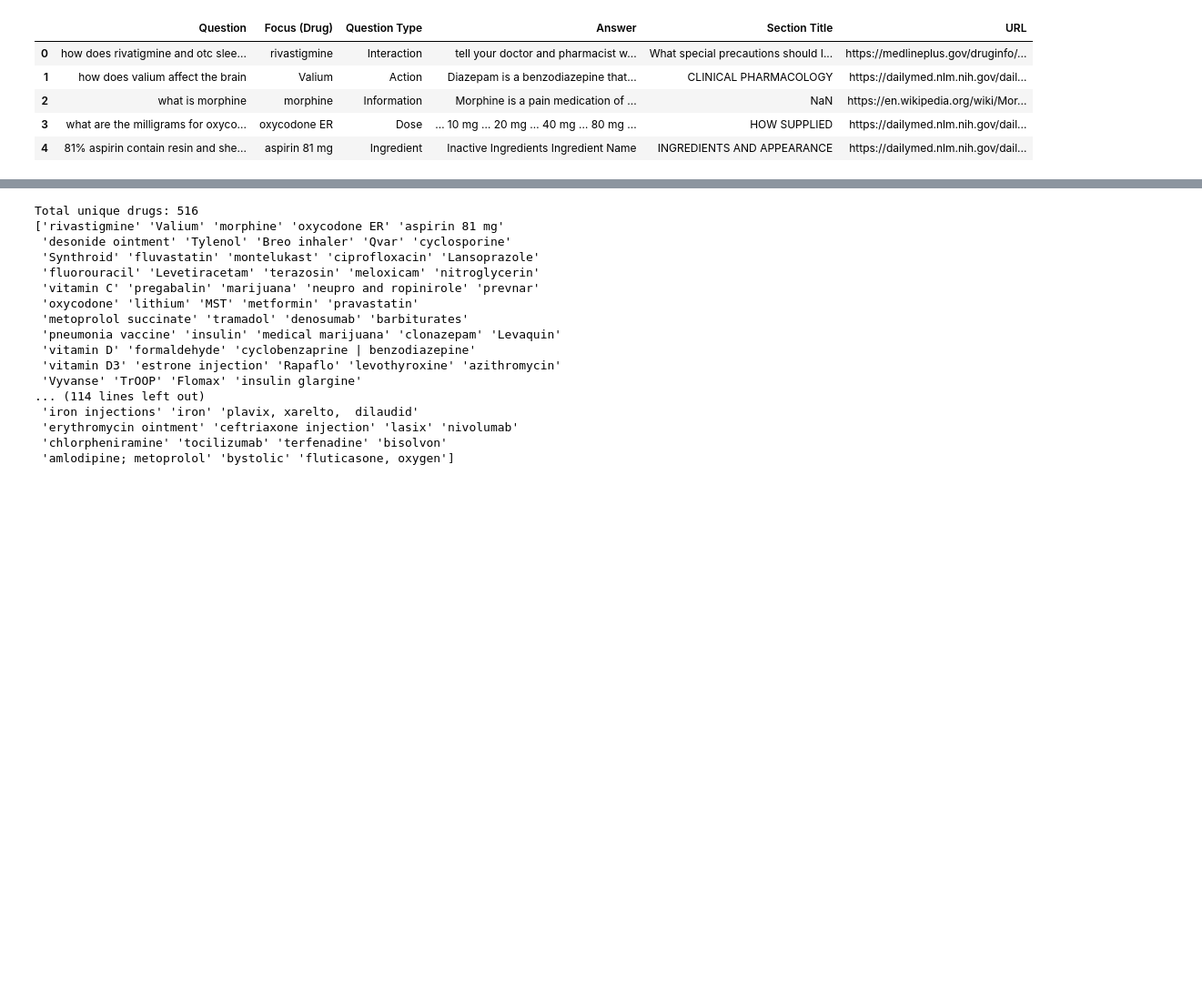
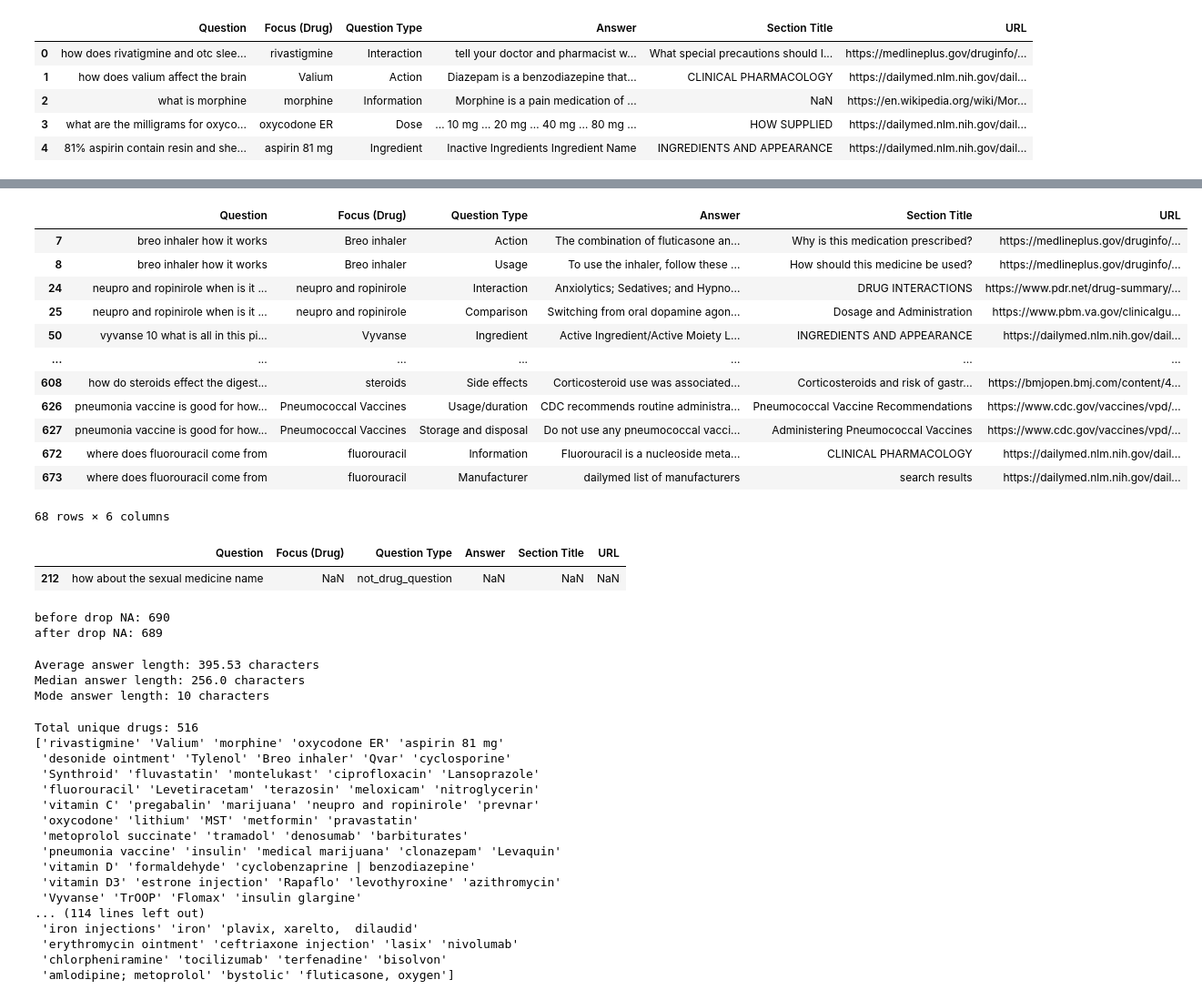
Before and after one commit to yosephyusanto/FinalProject-DeepLearning, a Jupyter notebook: notebooks/eda.ipynb, the cells around one changed output, grey strips where cells are left out. Shown at 91% size. Saved outputs shown, nothing was run; the diff lists cells and outputs as text; code cells hidden in the pictures; blank space fills up the shorter version.

```diff
--- a/notebooks/eda.ipynb
+++ b/notebooks/eda.ipynb
@@ -13 +30,47 @@ df.head()
+# %%
+# Show duplicated questions, but it is not a problem because although some questions are duplicated, the question type and answers are different
+df[df['Question'].duplicated(keep=False)]
+# %% [output]
+|  | Question | Focus (Drug) | Question Type | Answer | Section Title | URL |
+| 7 | breo inhaler how it works | Breo inhaler | Action | The combination of fluticasone an... | Why is this medication prescribed? | https://medlineplus.gov/druginfo/... |
+| 8 | breo inhaler how it works | Breo inhaler | Usage | To use the inhaler, follow these ... | How should this medicine be used? | https://medlineplus.gov/druginfo/... |
+| 24 | neupro and ropinirole when is it ... | neupro and ropinirole | Interaction | Anxiolytics; Sedatives; and Hypno... | DRUG INTERACTIONS | https://www.pdr.net/drug-summary/... |
+| 25 | neupro and ropinirole when is it ... | neupro and ropinirole | Comparison | Switching from oral dopamine agon... | Dosage and Administration | https://www.pbm.va.gov/clinicalgu... |
+| 50 | vyvanse 10 what is all in this pi... | Vyvanse | Ingredient | Active Ingredient/Active Moiety L... | INGREDIENTS AND APPEARANCE | https://dailymed.nlm.nih.gov/dail... |
+| ... | ... | ... | ... | ... | ... | ... |
+| 608 | how do steroids effect the digest... | steroids | Side effects | Corticosteroid use was associated... | Corticosteroids and risk of gastr... | https://bmjopen.bmj.com/content/4... |
+| 626 | pneumonia vaccine is good for how... | Pneumococcal Vaccines | Usage/duration | CDC recommends routine administra... | Pneumococcal Vaccine Recommendations | https://www.cdc.gov/vaccines/vpd/... |
+| 627 | pneumonia vaccine is good for how... | Pneumococcal Vaccines | Storage and disposal | Do not use any pneumococcal vacci... | Administering Pneumococcal Vaccines | https://www.cdc.gov/vaccines/vpd/... |
+| 672 | where does fluorouracil come from | fluorouracil | Information | Fluorouracil is a nucleoside meta... | CLINICAL PHARMACOLOGY | https://dailymed.nlm.nih.gov/dail... |
+| 673 | where does fluorouracil come from | fluorouracil | Manufacturer | dailymed list of manufacturers | search results | https://dailymed.nlm.nih.gov/dail... |
+68 rows × 6 columns
+# %%
+df[df['Question'].isna() | df['Answer'].isna()]
+# %% [output]
+|  | Question | Focus (Drug) | Question Type | Answer | Section Title | URL |
+| 212 | how about the sexual medicine name | NaN | not_drug_question | NaN | NaN | NaN |
+# %%
+print("before drop NA:", len(df))
+df = df.dropna(subset=['Question', 'Answer'])
+print("after drop NA:", len(df))
+# %% [output]
+before drop NA: 690
+after drop NA: 689
+# %%
+# Calculate the length of each answer
+df['Answer_length'] = df['Answer'].apply(lambda x: len(str(x)))
+
+# Calculate mean, median, and mode of answer lengths
+mean_length = df['Answer_length'].mean()
+median_length = df['Answer_length'].median()
+mode_length = df['Answer_length'].mode()[0]  # mode() returns a Series, we take the first one
+
+# Display results
+print(f"Average answer length: {mean_length:.2f} characters")
+print(f"Median answer length: {median_length} characters")
+print(f"Mode answer length: {mode_length} characters")
+# %% [output]
+Average answer length: 395.53 characters
+Median answer length: 256.0 characters
+Mode answer length: 10 characters
 # %%
```
Also changed, not shown: parts of 3 cells of this notebook.
